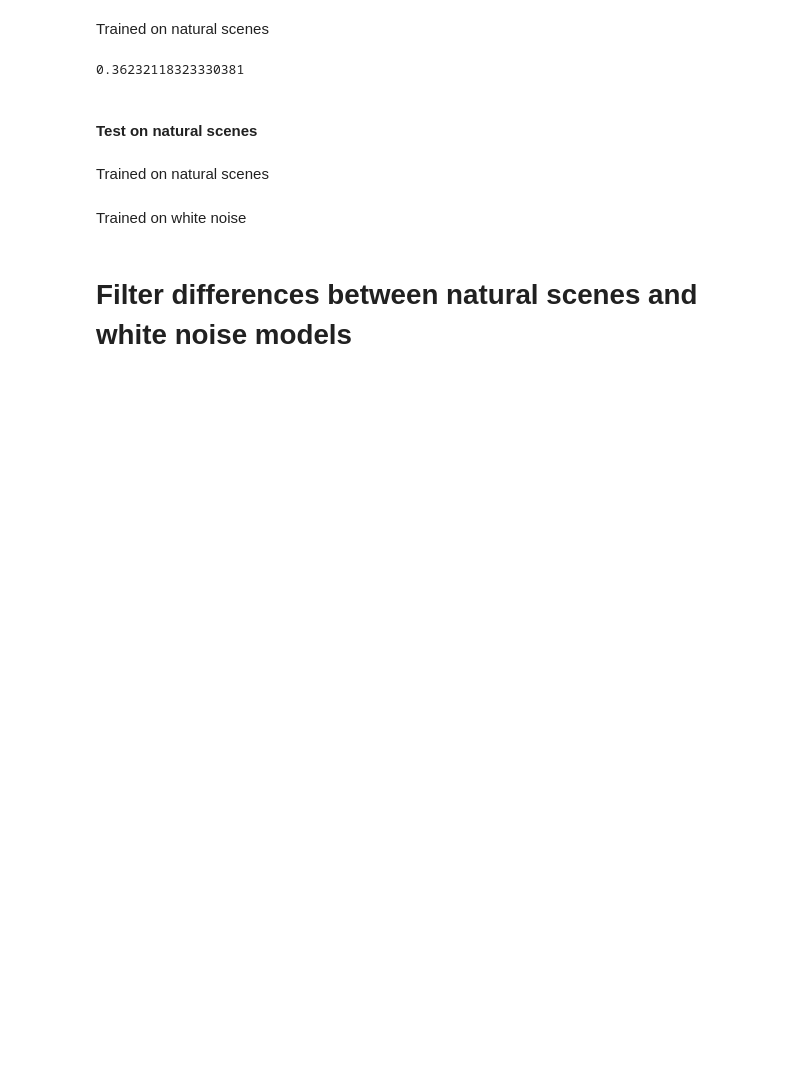
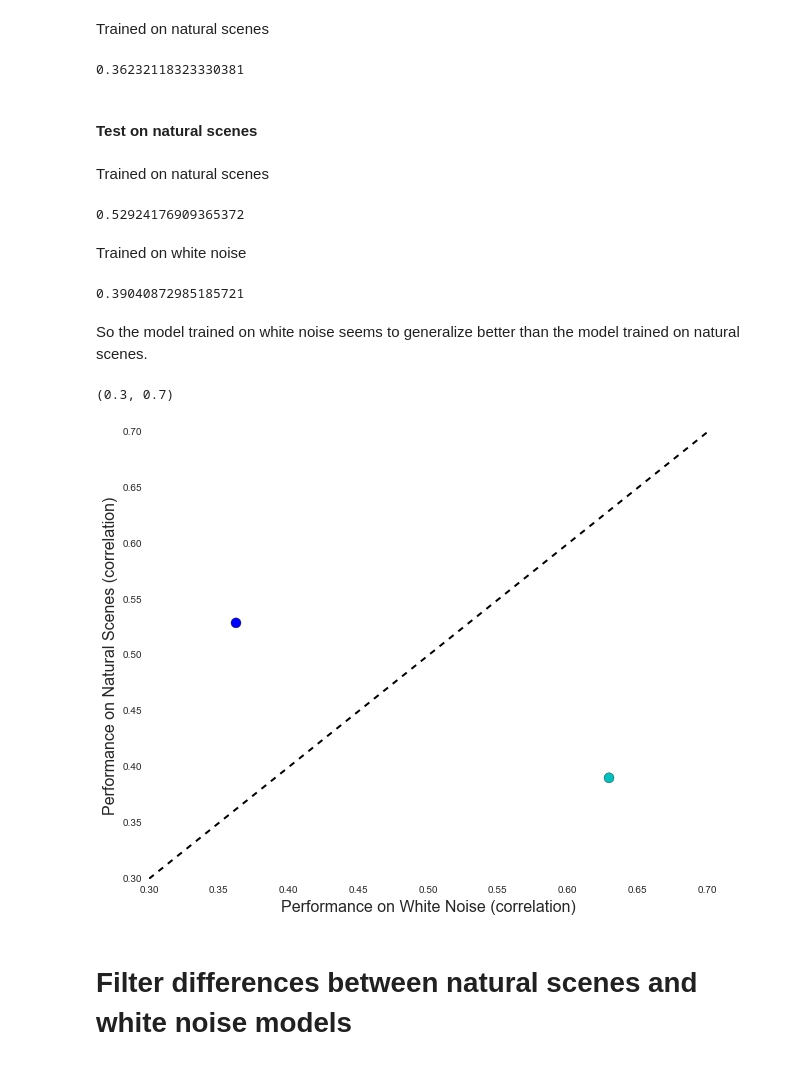
Before and after one commit to baccuslab/deep-retina, a Jupyter notebook: notebooks/Visualizations.ipynb, the cells around one changed output. Drawn from its saved outputs; the diff is of its cells as text; code cells hidden in the pictures; blank space fills up the shorter version.

Commit message:
plotting cross-stimulus generalizability

```diff
--- a/notebooks/Visualizations.ipynb
+++ b/notebooks/Visualizations.ipynb
@@ -80,13 +80,15 @@ for X, y in datagen(50, *whitenoise_training):
 # %% [markdown]
 Trained on white noise
 # %%
-pearsonr(np.array(whitenoise_truth), np.array(whitenoise_on_whitenoise).squeeze())[0]
+whitewhite_performance = pearsonr(np.array(whitenoise_truth), np.array(whitenoise_on_whitenoise).squeeze())[0]
+whitewhite_performance
 # %% [output]
 0.62972344335667296
 # %% [markdown]
 Trained on natural scenes
 # %%
-pearsonr(np.array(whitenoise_truth), np.array(naturalscenes_on_whitenoise).squeeze())[0]
+naturalwhite_performance = pearsonr(np.array(whitenoise_truth), np.array(naturalscenes_on_whitenoise).squeeze())[0]
+naturalwhite_performance
 # %% [output]
 0.36232118323330381
 # %% [markdown]
@@ -99,10 +101,30 @@ for X, y in datagen(50, *naturalscenes_training):
 # %% [markdown]
 Trained on natural scenes
 # %%
-pearsonr(np.array(naturalscenes_truth), np.array(naturalscenes_on_naturalscenes).squeeze())[0]
+naturalnatural_performance = pearsonr(np.array(naturalscenes_truth), np.array(naturalscenes_on_naturalscenes).squeeze())[0]
+naturalnatural_performance
+# %% [output]
+0.52924176909365372
 # %% [markdown]
 Trained on white noise
 # %%
-pearsonr(np.array(naturalscenes_truth), np.array(whitenoise_on_naturalscenes).squeeze())[0]
+whitenatural_performance = pearsonr(np.array(naturalscenes_truth), np.array(whitenoise_on_naturalscenes).squeeze())[0]
+whitenatural_performance
+# %% [output]
+0.39040872985185721
+# %% [markdown]
+So the model trained on white noise seems to generalize better than the model trained on natural scenes.
+# %%
+# plt natural scenes performance against white noise performance
+plt.scatter([whitewhite_performance, naturalwhite_performance],
+            [whitenatural_performance, naturalnatural_performance], c=['c', 'b'], s=100)
+plt.plot(np.linspace(0.3, 0.7, 4), np.linspace(0.3, 0.7, 4), 'k--', linewidth=2)
+plt.xlabel('Performance on White Noise (correlation)', fontsize=16)
+plt.ylabel('Performance on Natural Scenes (correlation)', fontsize=16)
+plt.xlim([0.3, 0.7])
+plt.ylim([0.3, 0.7])
+# %% [output]
+(0.3, 0.7)
+[figure, added]
 # %% [markdown]
 # Filter differences between natural scenes and white noise models
```
